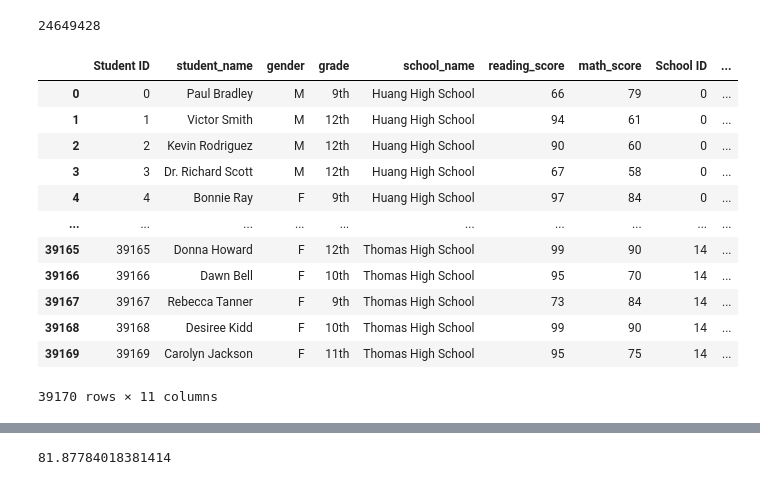
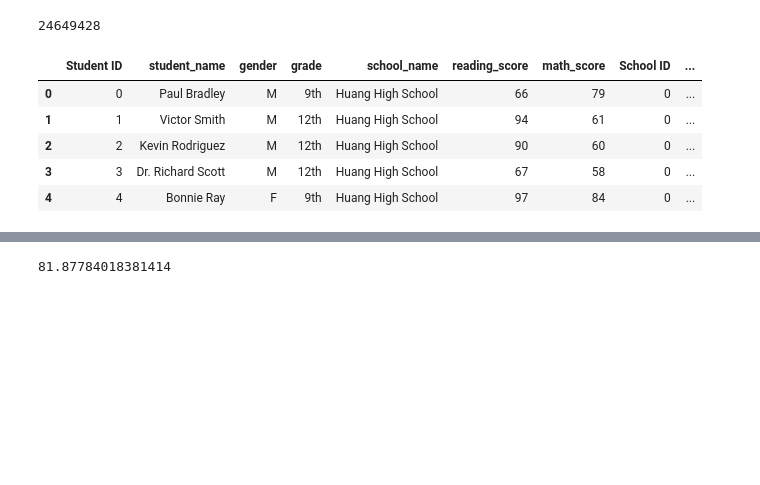
Before and after one commit to Terra999/pandas-challenge, a Jupyter notebook: PyCitySchools/PyCitySchools.ipynb, the cells around one changed output, grey strips where cells are left out. Cells and saved outputs as stored; diff of their text form; code cells hidden in the pictures; blank space fills up the shorter version.

Commit message:
Making some progress on school summary

```diff
--- a/PyCitySchools/PyCitySchools.ipynb
+++ b/PyCitySchools/PyCitySchools.ipynb
@@ -26,21 +26,14 @@ budget_total_df
 # %%
 # Merge school data and student data
 school_data_complete = pd.merge(student_file_df, school_file_df, how="left", on=["school_name", "school_name"])
-school_data_complete
+school_data_complete.head()
 # %% [output]
 |  | Student ID | student_name | gender | grade | school_name | reading_score | math_score | School ID | ... |
 | 0 | 0 | Paul Bradley | M | 9th | Huang High School | 66 | 79 | 0 | ... |
 | 1 | 1 | Victor Smith | M | 12th | Huang High School | 94 | 61 | 0 | ... |
 | 2 | 2 | Kevin Rodriguez | M | 12th | Huang High School | 90 | 60 | 0 | ... |
 | 3 | 3 | Dr. Richard Scott | M | 12th | Huang High School | 67 | 58 | 0 | ... |
 | 4 | 4 | Bonnie Ray | F | 9th | Huang High School | 97 | 84 | 0 | ... |
-| ... | ... | ... | ... | ... | ... | ... | ... | ... | ... |
-| 39165 | 39165 | Donna Howard | F | 12th | Thomas High School | 99 | 90 | 14 | ... |
-| 39166 | 39166 | Dawn Bell | F | 10th | Thomas High School | 95 | 70 | 14 | ... |
-| 39167 | 39167 | Rebecca Tanner | F | 9th | Thomas High School | 73 | 84 | 14 | ... |
-| 39168 | 39168 | Desiree Kidd | F | 10th | Thomas High School | 99 | 90 | 14 | ... |
-| 39169 | 39169 | Carolyn Jackson | F | 11th | Thomas High School | 95 | 75 | 14 | ... |
-39170 rows × 11 columns
 # %%
 # Rename columns for easier reading
 school_data_renamed_df = school_data_complete.rename(columns={"student_name":"Student Name", "gender":"Gender", "grade":"Grade", "school_name":"School Name", "reading_score":"Reading Score", "math_score":"Math Score", "type":"Type of School", "size":"School Population", "budget":"Budget"})
```
Also changed, not shown: parts of 18 cells of this notebook.
